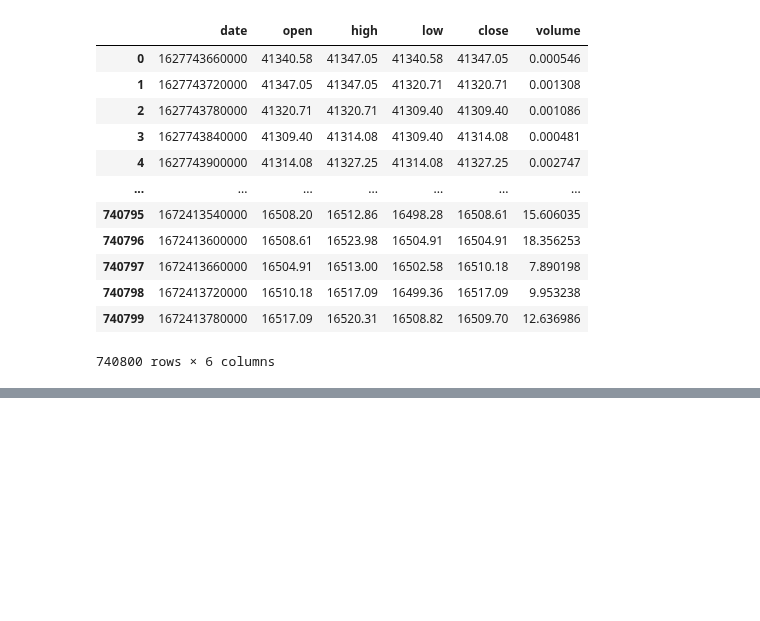
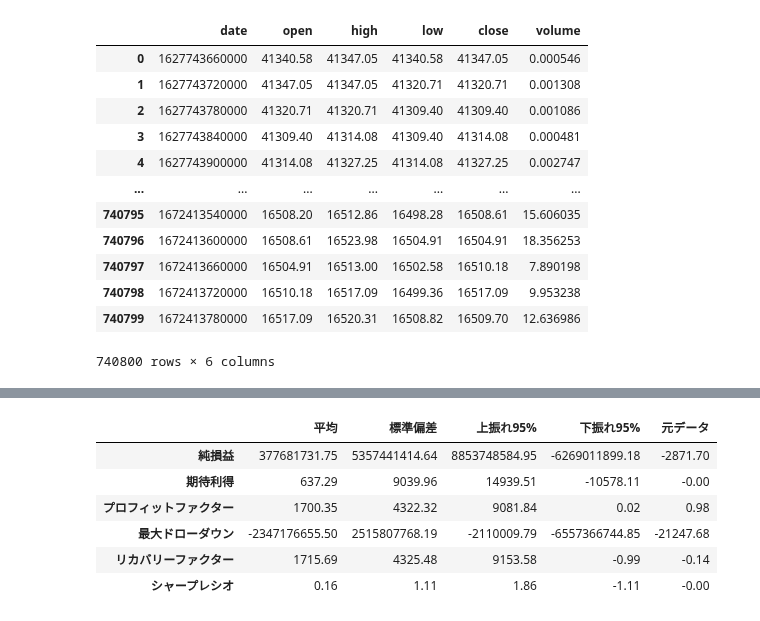
Before and after one commit to pixcelo/learning-model, a Jupyter notebook: rule-based/rsi.ipynb, the cells around one changed output, grey strips where cells are left out. Drawn from its saved outputs; the diff is of its cells as text; code cells hidden in the pictures; blank space fills up the shorter version.

```diff
--- a/rule-based/rsi.ipynb
+++ b/rule-based/rsi.ipynb
@@ -200,0 +295,54 @@ Short Win Rate: 0.6716917922948074
+# %%
+import pandas as pd
+
+def analyze_results(results, original_trade_results):
+    # DataFrameの表示形式を変更
+    pd.options.display.float_format = '{:.2f}'.format
+
+    # 元データの計算
+    original_metrics = calculate_metrics(original_trade_results['profits'])
+
+    # シミュレーション結果の計算
+    simulated_metrics = [calculate_metrics(cumulative_returns) for cumulative_returns in results]
+
+    # 集計結果の作成
+    summary = {
+        '平均': {key: np.mean([metrics[key] for metrics in simulated_metrics]) for key in original_metrics},
+        '標準偏差': {key: np.std([metrics[key] for metrics in simulated_metrics]) for key in original_metrics},
+        '上振れ95%': {key: np.percentile([metrics[key] for metrics in simulated_metrics], 95) for key in original_metrics},
+        '下振れ95%': {key: np.percentile([metrics[key] for metrics in simulated_metrics], 5) for key in original_metrics},
+        '元データ': original_metrics
+    }
+
+    # DataFrameとして表示
+    summary_df = pd.DataFrame(summary)
+    return summary_df
+
+def calculate_metrics(profits):
+    cumulative_returns = np.cumsum(profits)
+    max_drawdown = np.min(cumulative_returns - np.maximum.accumulate(cumulative_returns))
+    recovery_factor = cumulative_returns[-1] / -max_drawdown if max_drawdown != 0 else np.nan
+
+    metrics = {
+        '純損益': cumulative_returns[-1],
+        '期待利得': np.mean(profits),
+        'プロフィットファクター': np.sum([p for p in profits if p > 0]) / -np.sum([p for p in profits if p < 0]) if np.sum([p for p in profits if p < 0]) != 0 else np.inf,
+        '最大ドローダウン': max_drawdown,
+        'リカバリーファクター': recovery_factor,
+        'シャープレシオ': np.mean(profits) / np.std(profits)
+    }
+    return metrics
+
+# 分析結果の表示
+df = prepare_data(df)
+original_trade_results = trade_logic(df)
+summary_df = analyze_results(results, original_trade_results)
+display(summary_df)
+# %% [output]
+|  | 平均 | 標準偏差 | 上振れ95% | 下振れ95% | 元データ |
+| 純損益 | 377681731.75 | 5357441414.64 | 8853748584.95 | -6269011899.18 | -2871.70 |
+| 期待利得 | 637.29 | 9039.96 | 14939.51 | -10578.11 | -0.00 |
+| プロフィットファクター | 1700.35 | 4322.32 | 9081.84 | 0.02 | 0.98 |
+| 最大ドローダウン | -2347176655.50 | 2515807768.19 | -2110009.79 | -6557366744.85 | -21247.68 |
+| リカバリーファクター | 1715.69 | 4325.48 | 9153.58 | -0.99 | -0.14 |
+| シャープレシオ | 0.16 | 1.11 | 1.86 | -1.11 | -0.00 |
```
Also changed, not shown: parts of 6 cells of this notebook.
